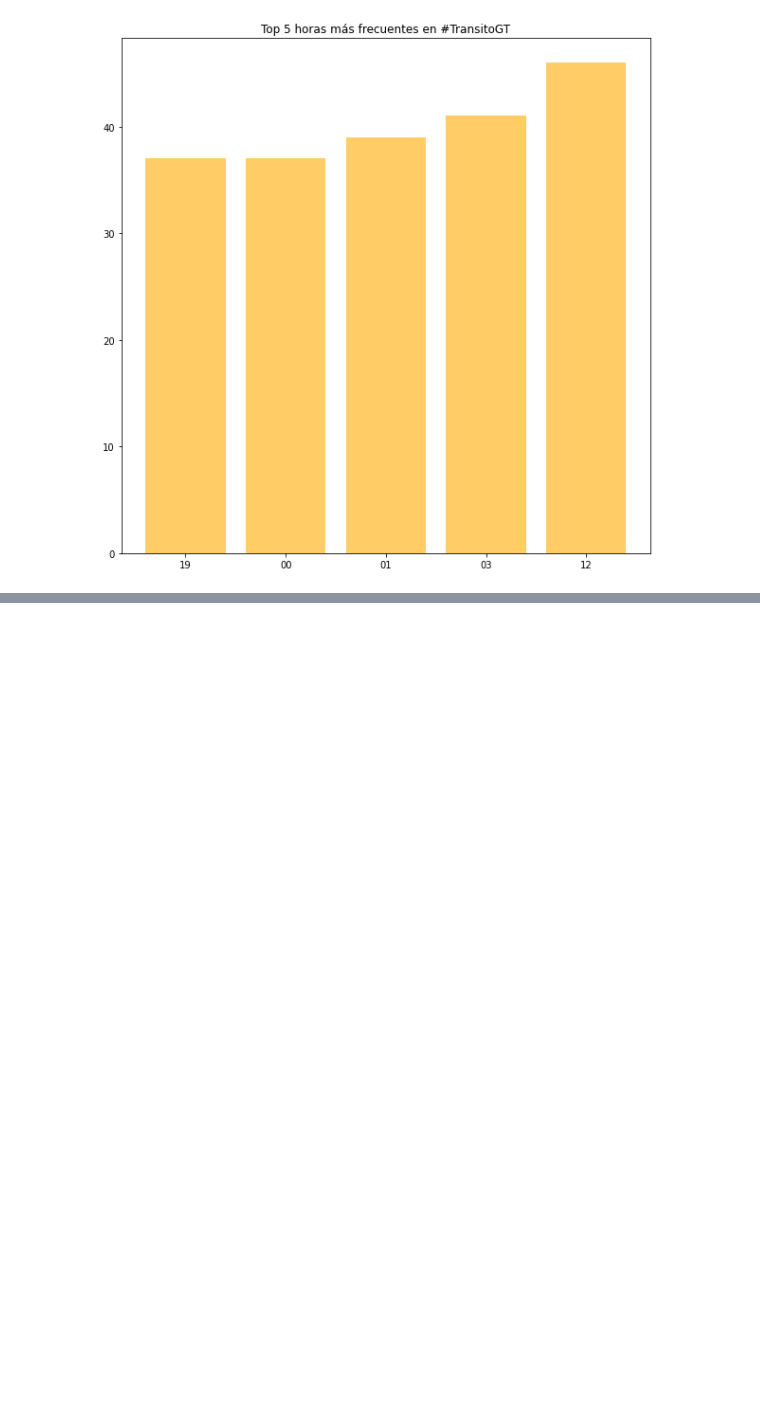
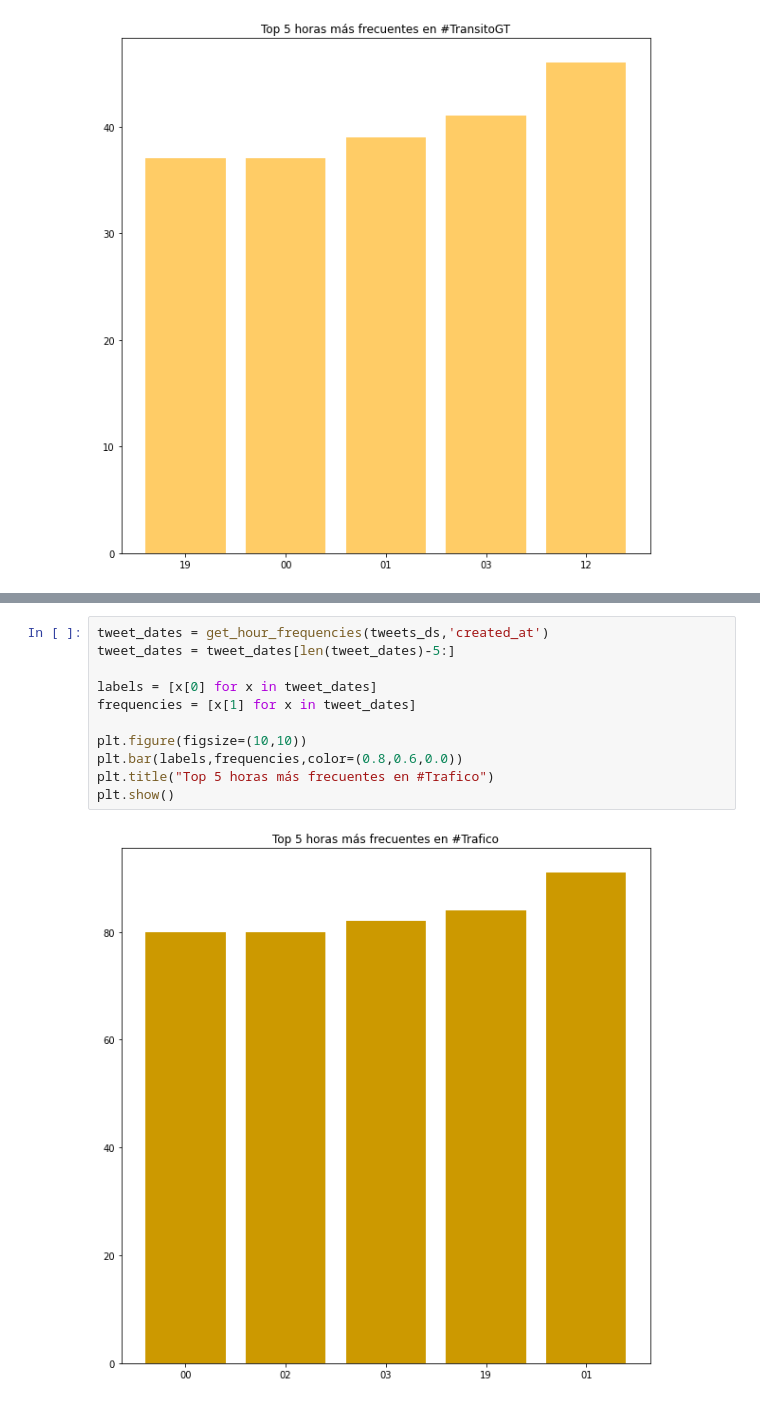
Before and after one commit to andro095/Data-Science, a Jupyter notebook: Lab6/Lab6_Analisis.ipynb, the cells around one changed output, grey strips where cells are left out. Cells and saved outputs as stored; diff of their text form; blank space fills up the shorter version.

```diff
--- a/Lab6/Lab6_Analisis.ipynb
+++ b/Lab6/Lab6_Analisis.ipynb
@@ -316,0 +412,13 @@ En este conjunto de tweets, las horas mas frecuentes fueron las 12pm (medio dia)
+# %%
+tweet_dates = get_hour_frequencies(tweets_ds,'created_at')
+tweet_dates = tweet_dates[len(tweet_dates)-5:]
+
+labels = [x[0] for x in tweet_dates]
+frequencies = [x[1] for x in tweet_dates]
+
+plt.figure(figsize=(10,10))
+plt.bar(labels,frequencies,color=(0.8,0.6,0.0))
+plt.title("Top 5 horas más frecuentes en #Trafico")
+plt.show()
+# %% [output]
+[figure, added]
```
Also changed, not shown: parts of 12 cells of this notebook.
